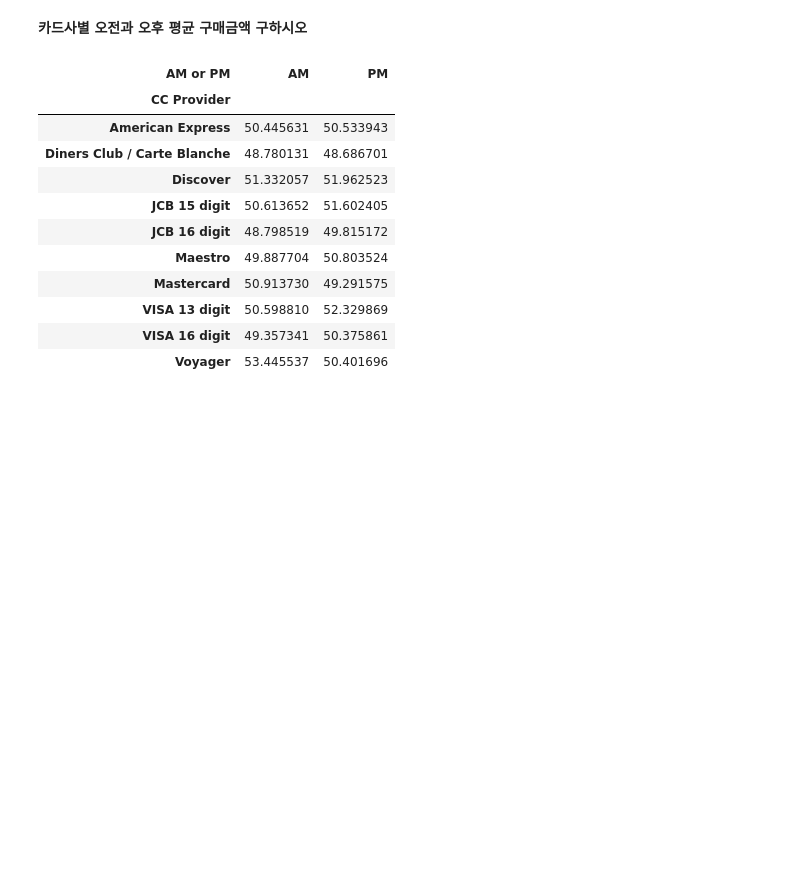
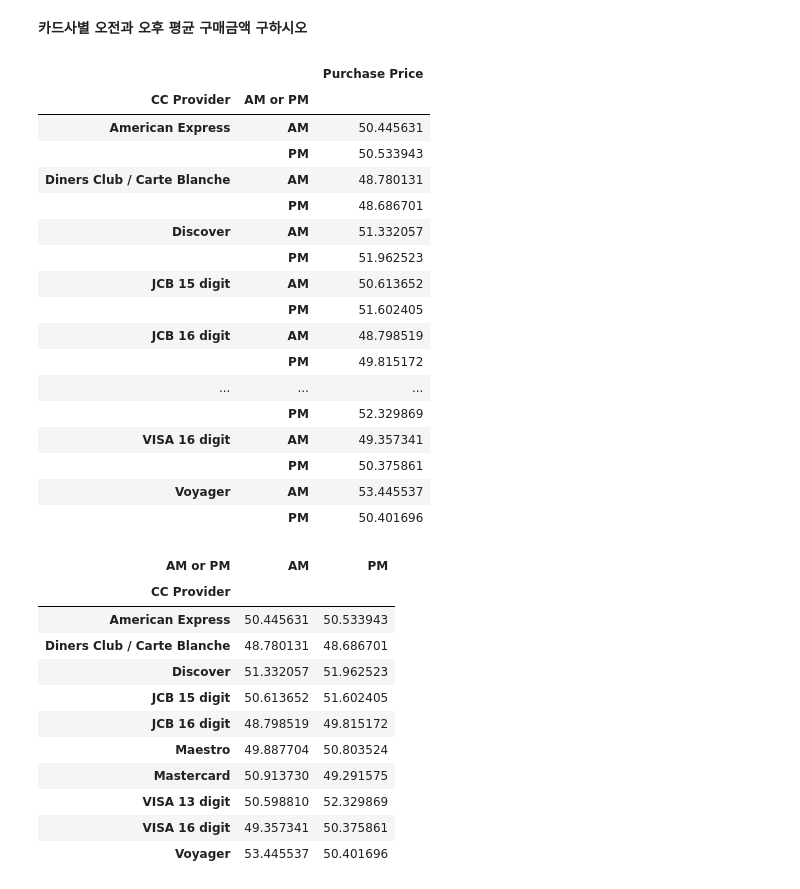
Before and after one commit to overgroove/samsung_ML, a Jupyter notebook: 00_pandas_ex.ipynb, the cells around one changed output. Drawn from its saved outputs; the diff is of its cells as text; code cells hidden in the pictures; blank space fills up the shorter version.

```diff
--- a/00_pandas_ex.ipynb
+++ b/00_pandas_ex.ipynb
@@ -204,3 +327,29 @@ Name: Purchase Price, dtype: float64
+# %%
+# CODE HERE
+df.pivot_table(index='CC Provider',
+               columns='AM or PM',
+               values='Purchase Price',
+               aggfunc='mean')
+df.groupby(['CC Provider', 'AM or PM']).agg({'Purchase Price':'mean'})
+# %% [output]
+|  |  | Purchase Price |
+| CC Provider | AM or PM |  |
+| American Express | AM | 50.445631 |
+|  | PM | 50.533943 |
+| Diners Club / Carte Blanche | AM | 48.780131 |
+|  | PM | 48.686701 |
+| Discover | AM | 51.332057 |
+|  | PM | 51.962523 |
+| JCB 15 digit | AM | 50.613652 |
+|  | PM | 51.602405 |
+| JCB 16 digit | AM | 48.798519 |
+|  | PM | 49.815172 |
+| ... | ... | ... |
+|  | PM | 52.329869 |
+| VISA 16 digit | AM | 49.357341 |
+|  | PM | 50.375861 |
+| Voyager | AM | 53.445537 |
+|  | PM | 50.401696 |
 # %%
 # %% [output]
 | AM or PM | AM | PM |
```
Also changed, not shown: parts of 25 cells of this notebook.
